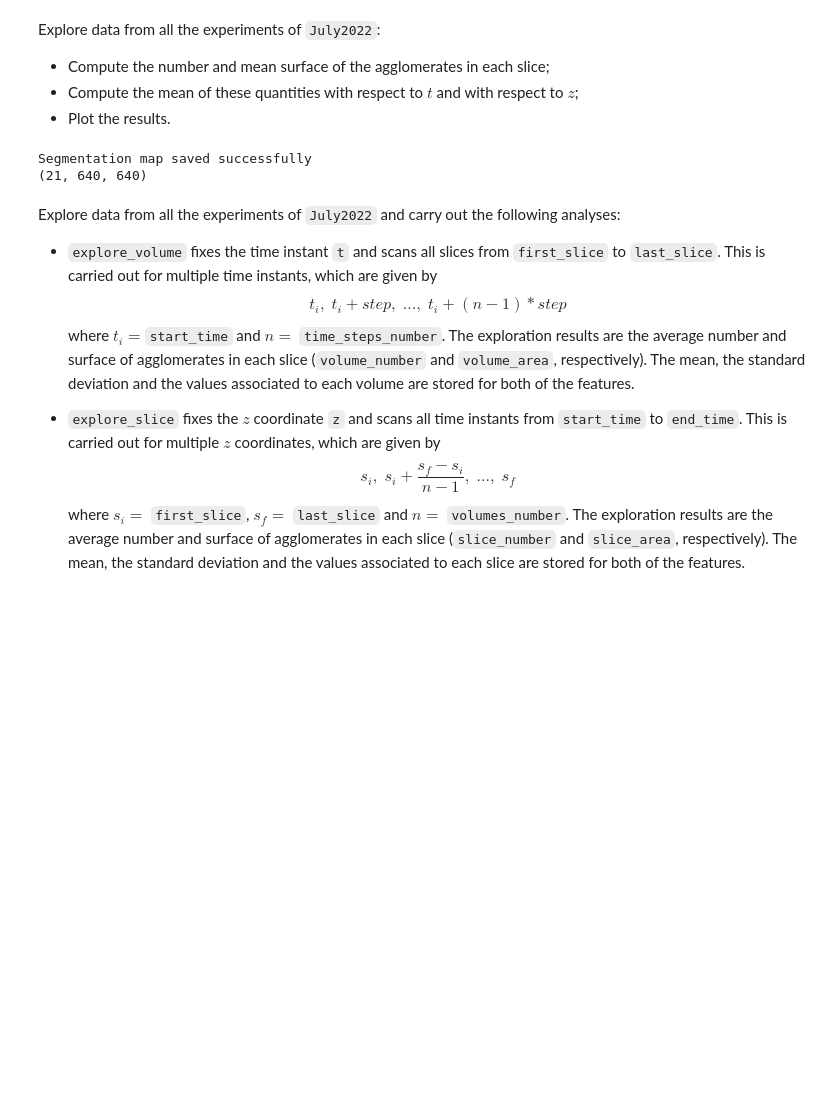
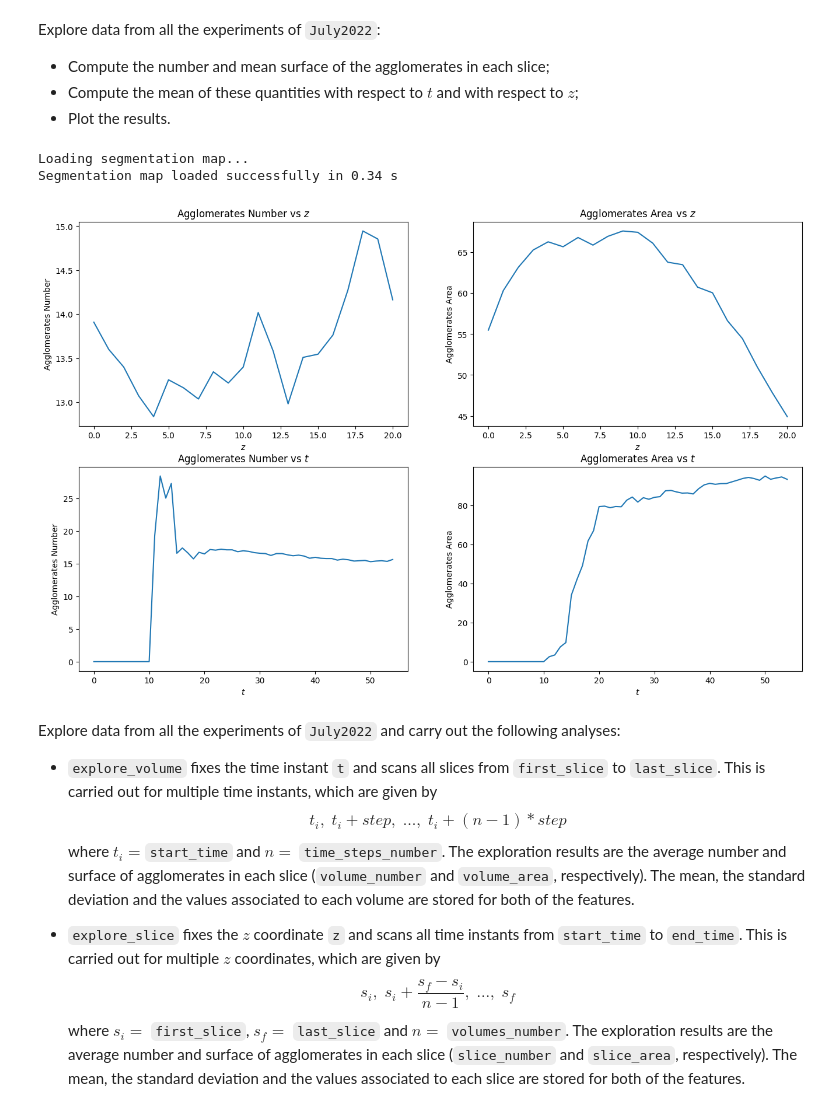
Before and after one commit to venturellimatteo/fasttomo, a Jupyter notebook: data_exploration.ipynb, the cells around one changed output. Saved outputs shown, nothing was run; the diff lists cells and outputs as text; code cells hidden in the pictures; blank space fills up the shorter version.

```diff
--- a/data_exploration.ipynb
+++ b/data_exploration.ipynb
@@ -11,21 +11,21 @@ import matplotlib.pyplot as plt
 # %%
 segmented_sequence = mf.load_segmentation_map('P28A_FT_H_Exp1', OS='Windows')
 
-print(segmented_sequence.shape)
-
 data = mf.explore_experiment(segmented_sequence)
 # %% [output]
-Segmentation map saved successfully
-(21, 640, 640)
+Loading segmentation map...
+Segmentation map loaded successfully in 0.34 s
 # %%
-fig, axes = plt.subplots(2, 2, figsize=(20, 20))
+fig, axes = plt.subplots(2, 2, figsize=(16, 10))
 titles = ['Agglomerates Number vs $z$', 'Agglomerates Area vs $z$', 'Agglomerates Number vs $t$', 'Agglomerates Area vs $t$']
 
-for y, i, j in zip(data, [0, 0, 1, 1], [0, 1, 0, 1]):
+for y, i, j in zip([data.fixed_t_area, data.fixed_t_number, data.fixed_z_area, data.fixed_z_number], [0, 0, 1, 1], [0, 1, 0, 1]):
     axes[i, j].plot(y)
     axes[i, j].set_title(titles[2*i + j])
     axes[i, j].set_xlabel('$z$' if i == 0 else '$t$')
     axes[i, j].set_ylabel('Agglomerates Number' if j == 0 else 'Agglomerates Area')
+# %% [output]
+[figure, added]
 # %% [markdown]
 Explore data from all the experiments of <code>July2022</code> and carry out the following analyses:
 - <code>explore_volume</code> fixes the time instant <code>t</code> and scans all slices from <code>first_slice</code> to <code>last_slice</code>. This is carried out for multiple time instants, which are given by $$t_i,\; t_i+step,\; ... ,\; t_i+(n-1)*step$$ where $t_i=$<code>start_time</code> and $n=$ <code>time_steps_number</code>. The exploration results are the average number and surface of agglomerates in each slice (<code>volume_number</code> and <code>volume_area</code>, respectively). The mean, the standard deviation and the values associated to each volume are stored for both of the features.
```
Also changed, not shown: 1 other file.
